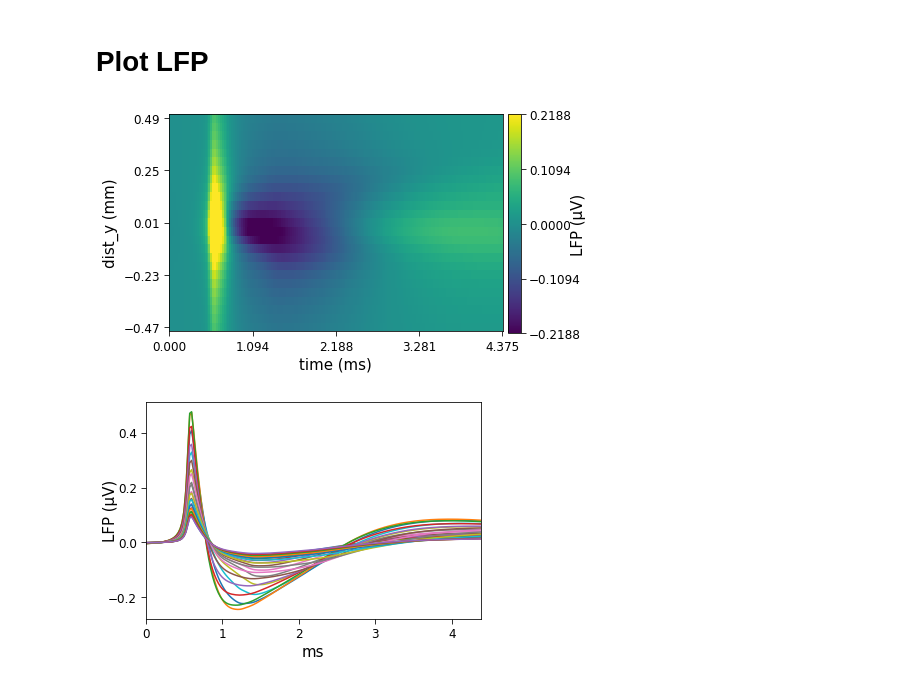
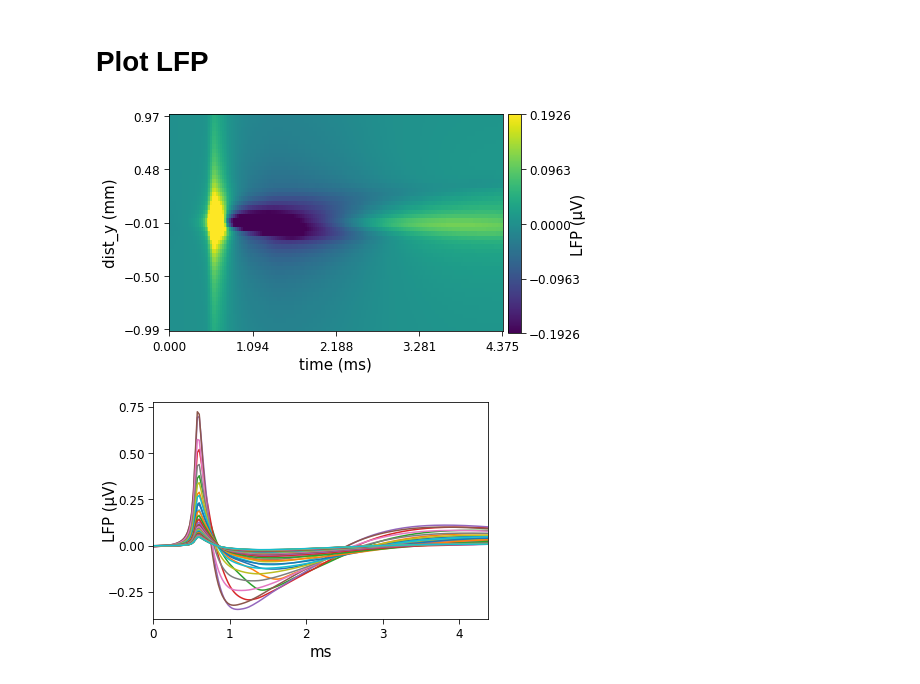
Before and after one commit to chenziao/detailed-single-cell, a Jupyter notebook: process_L5_cell_record.ipynb, the cells around one changed output. Drawn from its saved outputs; the diff is of its cells as text; code cells hidden in the pictures.

```diff
--- a/process_L5_cell_record.ipynb
+++ b/process_L5_cell_record.ipynb
@@ -216,9 +216,9 @@ with h5py.File('Electrode2D.h5', "r") as f:
     elec_file = 'sim_details/linear_electrode.csv'  # It isn't linear but in order to not change configs I kept the name
     elec_pos = np.hstack((f['coord'][:], np.zeros((384,1))))
 
-ecp = EcpMod(EcpCell(file=im_file_name), elec_pos, min_distance=50.0)
+ecp = EcpMod(EcpCell(file=im_file_name), elec_pos, min_distance=10.0)
 # %%
-loc_param = [0., 0., 80., 0., 1., 8*np.pi/8]
+loc_param = [0., 0., 50., 0., 1., 1*np.pi/8]
 
 lfp = ecp.calc_ecp(move_cell=loc_param).T
 # %%
@@ -232,22 +232,23 @@ t = t[:WINDOW_SIZE]
 # %%
 ix = 1
 fontsize = 15
 labelpad = -10
 ticksize = 12
 tick_length = 5
 nbins = 5
+vlim = 'auto'
 
-ylim = [-500,500]
+ylim = [-1000,1000]
 x_dist = np.unique(elec_pos[:, 0])
 e_idx = (elec_pos[:,0]==x_dist[ix]) & (elec_pos[:,1]>=ylim[0]) & (elec_pos[:,1]<=ylim[1])
 
 _ = plot_lfp_heatmap(t=t, elec_d=elec_pos[e_idx, 1], lfp=windowed_lfp[:, e_idx],
                      fontsize=fontsize, labelpad=labelpad, ticksize=ticksize, tick_length=tick_length,
-                     nbins=nbins, vlim='auto')
+                     nbins=nbins, vlim=vlim)
 
 _ = plot_lfp_traces(t, windowed_lfp[:, e_idx],
                     fontsize=fontsize, labelpad=labelpad, ticksize=ticksize, tick_length=tick_length,
                     nbins=nbins)
 # %% [output]
-[figure, old version]
+[figure, new version]
-[figure, old version]
+[figure, new version]
```
Also changed, not shown: parts of 9 cells of this notebook, 1 other file.
